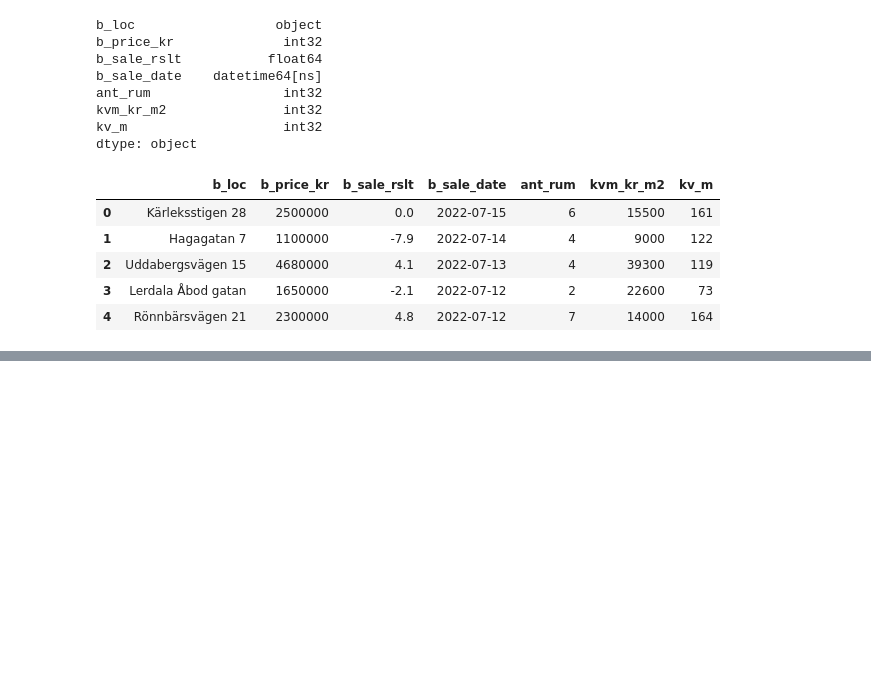
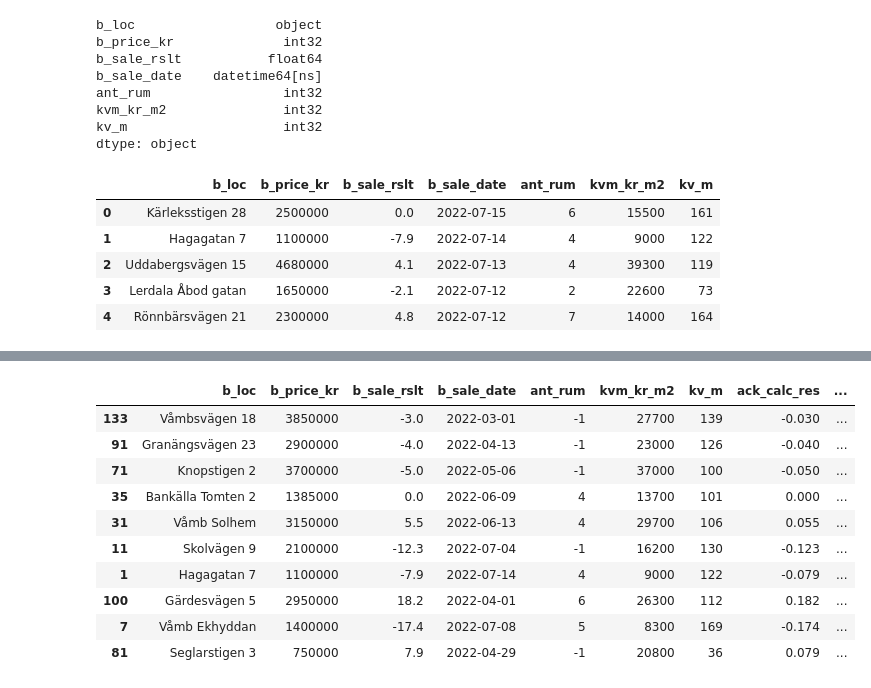
Before and after one commit to honkez/bost_analyze, a Jupyter notebook: booli_bost_data.ipynb, the cells around one changed output, grey strips where cells are left out. Saved outputs shown, nothing was run; the diff lists cells and outputs as text; code cells hidden in the pictures; blank space fills up the shorter version.

Commit message:
modified:   booli_bost_data.ipynb     Change : Fixed startingprice added to dataframe

```diff
--- a/booli_bost_data.ipynb
+++ b/booli_bost_data.ipynb
@@ -290,2 +307,2 @@ bost_df['ack_calc_res']=bost_df['b_sale_rslt']*0.01
 # %%
-bost_df.b_price_kr/bost_df.b_sale_rslt
+bost_df['starting_price']=(bost_df.b_price_kr/(1-bost_df.ack_calc_res)).round()
@@ -304,0 +309,7 @@ Length: 175, dtype: float64
+# %%
+for item in bost_df.ack_calc_res:
+
+    if item < 0:
+        bost_df['starting_price']=(bost_df.b_price_kr/(1-bost_df.ack_calc_res)).round()
+    else:
+        bost_df['starting_price']=(bost_df.b_price_kr * (1-bost_df.ack_calc_res)).round()
@@ -304,0 +355,14 @@ Length: 175, dtype: float64
+# %%
+bost_df.sample(10)
+# %% [output]
+|  | b_loc | b_price_kr | b_sale_rslt | b_sale_date | ant_rum | kvm_kr_m2 | kv_m | ack_calc_res | ... |
+| 133 | Våmbsvägen 18 | 3850000 | -3.0 | 2022-03-01 | -1 | 27700 | 139 | -0.030 | ... |
+| 91 | Granängsvägen 23 | 2900000 | -4.0 | 2022-04-13 | -1 | 23000 | 126 | -0.040 | ... |
+| 71 | Knopstigen 2 | 3700000 | -5.0 | 2022-05-06 | -1 | 37000 | 100 | -0.050 | ... |
+| 35 | Bankälla Tomten 2 | 1385000 | 0.0 | 2022-06-09 | 4 | 13700 | 101 | 0.000 | ... |
+| 31 | Våmb Solhem | 3150000 | 5.5 | 2022-06-13 | 4 | 29700 | 106 | 0.055 | ... |
+| 11 | Skolvägen 9 | 2100000 | -12.3 | 2022-07-04 | -1 | 16200 | 130 | -0.123 | ... |
+| 1 | Hagagatan 7 | 1100000 | -7.9 | 2022-07-14 | 4 | 9000 | 122 | -0.079 | ... |
+| 100 | Gärdesvägen 5 | 2950000 | 18.2 | 2022-04-01 | 6 | 26300 | 112 | 0.182 | ... |
+| 7 | Våmb Ekhyddan | 1400000 | -17.4 | 2022-07-08 | 5 | 8300 | 169 | -0.174 | ... |
+| 81 | Seglarstigen 3 | 750000 | 7.9 | 2022-04-29 | -1 | 20800 | 36 | 0.079 | ... |
```
Also changed, not shown: parts of 7 cells of this notebook.
